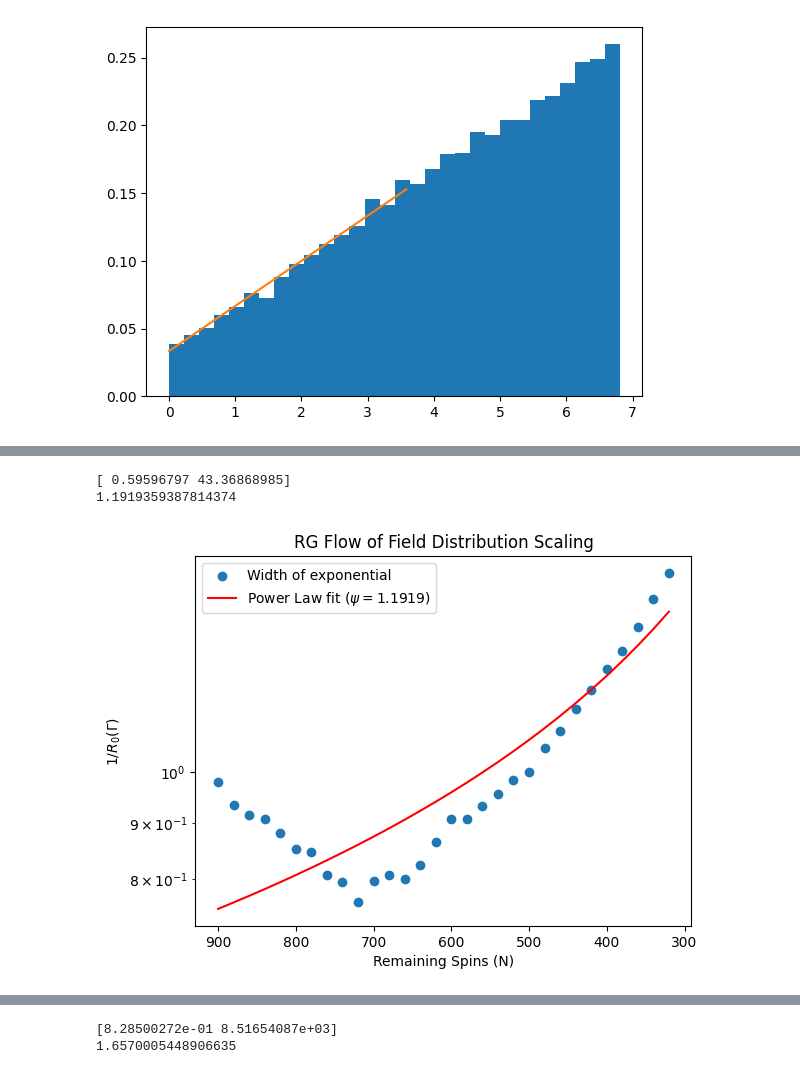
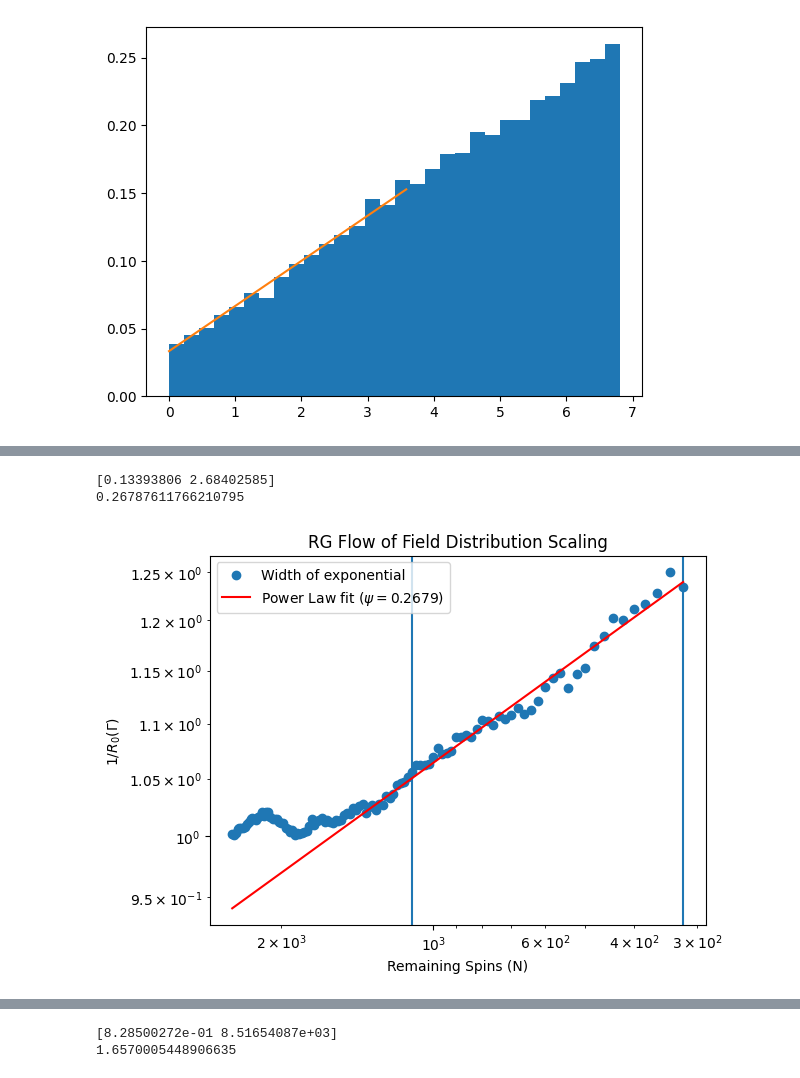
Before and after one commit to tsgaurav/Ising_RSRG, a Jupyter notebook: ipynb_notebooks/Ising_Decimation_2D.ipynb, the cells around one changed output, grey strips where cells are left out. Cells and saved outputs as stored; diff of their text form; code cells hidden in the pictures.

```diff
--- a/ipynb_notebooks/Ising_Decimation_2D.ipynb
+++ b/ipynb_notebooks/Ising_Decimation_2D.ipynb
@@ -193,11 +194,12 @@ class system:
 
         self.Gamma_array = []
         self.Omega_0 = max(h_vals.max(), J_ij_vals.max())
-
+        self.Omega = self.Omega_0
         return None
 
     def decimate(self):
         Omega = max(self.h_vals.max(), self.J_ij_vals.max())
+        self.Omega = Omega
         self.Gamma_array.append(np.log(self.Omega_0/Omega))
         if Omega == self.J_ij_vals.max(): self.J_decimation(Omega)
         elif Omega == self.h_vals.max(): self.h_decimation(Omega)
@@ -214,7 +216,7 @@ class system:
 
         update_adjacency_J_ij(self.adj_ind, i, j)
 
-        self.J_ij_vals[i,adj_ind[i]] = self.J_ij_vals[i, self.adj_ind[i]].maximum(self.J_ij_vals[j, self.adj_ind[i]])
+        self.J_ij_vals[i,self.adj_ind[i]] = self.J_ij_vals[i, self.adj_ind[i]].maximum(self.J_ij_vals[j, self.adj_ind[i]])
         self.J_ij_vals[self.adj_ind[i], i] = self.J_ij_vals[i,self.adj_ind[i]]
 
         eye = chunk_deleter([j], self.size)
@@ -309,10 +325,11 @@ plt.plot(x, np.array(linDist(x, a/3, b/3)))
 [<matplotlib.lines.Line2D at 0x...>]
 [figure]
 # %%
-L = 30
-steps = 600
+L = 50
+steps = 2200
 runs = 1
-#R0_array_sum = np.zeros(int(steps/50))
+measure_step = 20
+R0_array_sum = np.zeros(int(steps/measure_step))
 
 cluster_tracker = np.ones(L*L)
 
@@ -389,15 +406,15 @@ for run in range(runs):
 
                     update_adjacency_h(adj_ind, i)
                     t_total_h += time.time()-t0
-                if step%20 == 0:
+                if step%measure_step == 0:
                     h_vals_remain = h_vals[h_vals!=0]
                     cluster_moments = cluster_tracker[cluster_tracker!=0]
-                    n,bins = np.histogram(-np.log(h_vals_remain), density=True, bins = 40)
+                    n,bins = np.histogram(-np.log(h_vals_remain/Omega), density=True, bins = 60)
 
                     width = bins[1]-bins[0]
-                    popt, pcov = curve_fit(exponential_dist_norm, bins[1:]-width/2, n)
+                    popt, pcov = curve_fit(exponential_dist_norm, (bins[1:]-width/2)[:20], n[:20])
                     R0_array.append(popt[0])
                     mu_array.append(cluster_moments.mean())
                     #R0_array_err.append(pcov[0][0])
-    #R0_array_sum += np.array(R0_array)
+    R0_array_sum += np.array(R0_array)
 # %% [output]
@@ -420,27 +454,36 @@ plt.legend()
 # %%
-x = L*L - np.arange(len(R0_array))*20.0
-y = runs/np.array(R0_array)
 
+x = L*L - np.arange(len(R0_array))*measure_step
+y = runs/np.array(R0_array_sum)
+R_length = len(y)
+
+start = 70
+end = -1
+
+plt.axvline(x = x[start])
+plt.axvline(x = x[end])
 plt.scatter(x, y, label='Width of exponential')#, yerr=np.sqrt(np.array(R0_array_err))/np.array(R0_array)**2)
 #plt.yscale('log')
 
-popt, pcov = curve_fit(power_law_scale, x, y)
+popt, pcov = curve_fit(power_law_scale, x[start:end], y[start:end])
 print(popt)
 print(popt[0]*2)
 
 plt.title("RG Flow of Field Distribution Scaling")
 plt.xlabel("Remaining Spins (N)")
 plt.ylabel(r"$1/R_0(\Gamma)$")
 plt.plot(x, power_law_scale(x, *popt), color='red', label=r'Power Law fit ($\psi=$'+str(round(popt[0]*2, 4))+')')
 
 plt.gca().invert_xaxis()
 plt.legend()
 plt.yscale('log')
-#plt.ylim(0, 1.5)
+plt.xscale('log')
+
+#plt.xlim(1e4, 0.8*1e3)
 # %% [output]
-[ 0.59596797 43.36868985]
-1.1919359387814374
+[0.13393806 2.68402585]
+0.26787611766210795
-[figure, old version]
+[figure, new version]
 # %%
 log_x = np.log(x)
 log_mu = np.log(np.array(mu_array))
```
Also changed, not shown: parts of 13 cells of this notebook, 2 other files.
